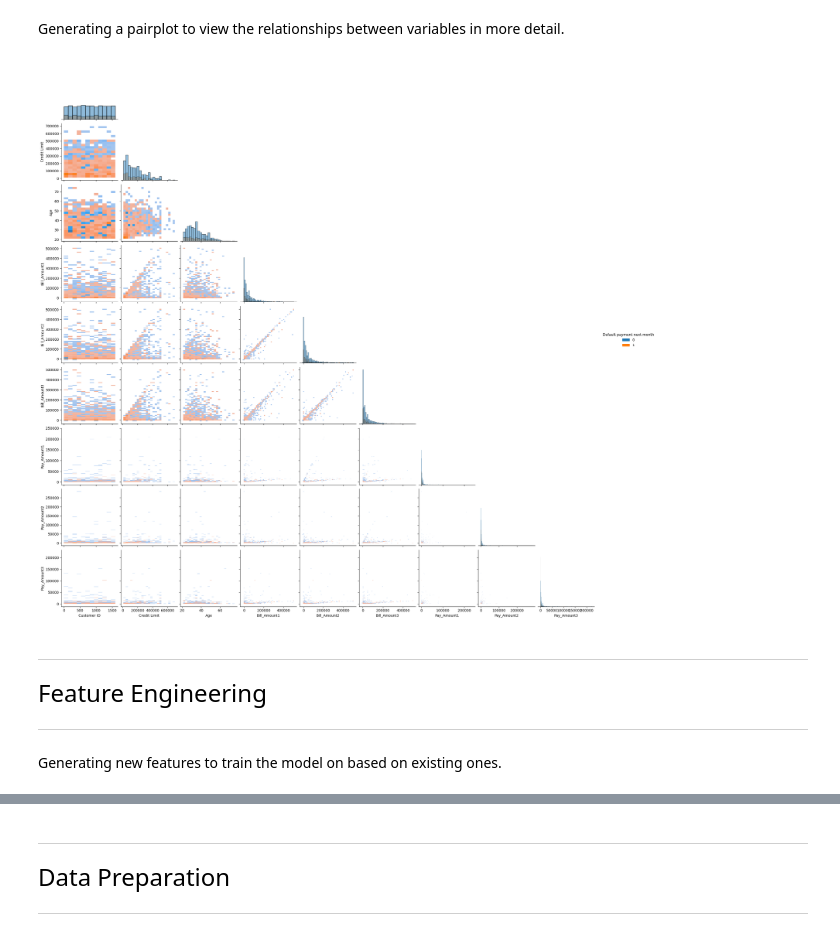
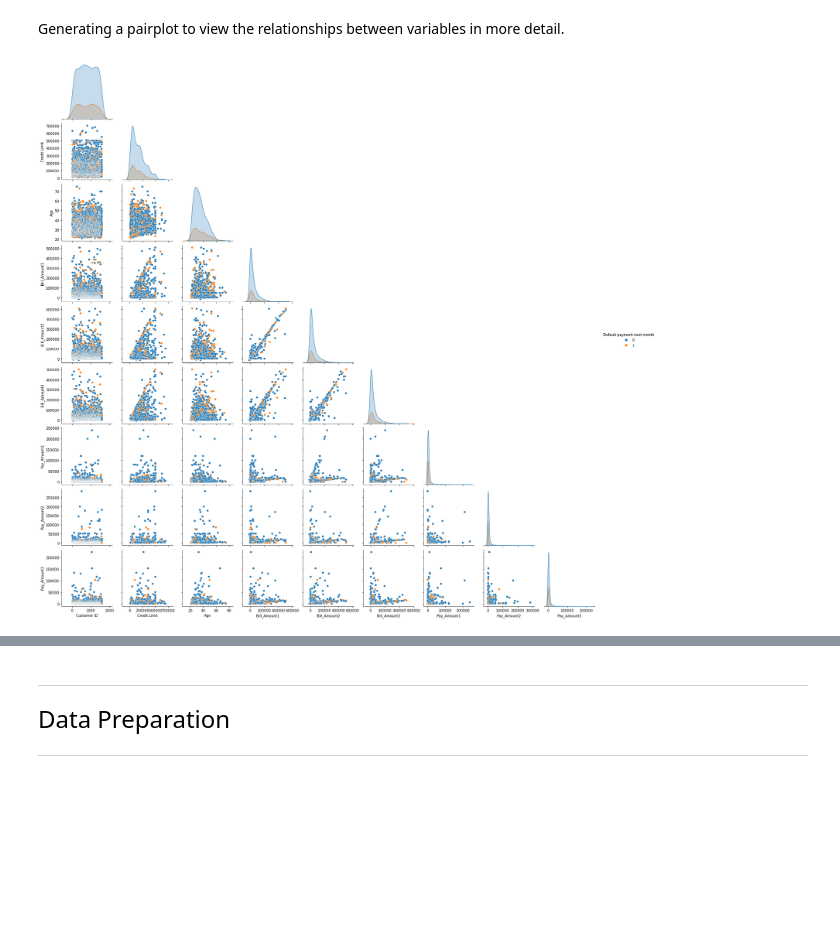
Before and after one commit to derpflections/AIML_BankDefaultClassification, a Jupyter notebook: index_classification.ipynb, the cells around one changed output, grey strips where cells are left out. Cells and saved outputs as stored; diff of their text form; code cells hidden in the pictures; blank space fills up the shorter version.

```diff
--- a/index_classification.ipynb
+++ b/index_classification.ipynb
@@ -226,13 +226,7 @@ plt.show()
 # %% [markdown]
 Generating a pairplot to view the relationships between variables in more detail.
 # %%
-sns.pairplot(eda_data, corner = True, hue = "Default payment next month", kind = 'hist')
+sns.pairplot(eda_data, corner = True, hue = "Default payment next month")
 plt.show()
 # %% [output]
-[figure, old version]
+[figure, new version]
-# %% [markdown]
-<hr>
-<font size = 5>Feature Engineering</font>
-<hr>
-# %% [markdown]
-Generating new features to train the model on based on existing ones.
```
Also changed, not shown: parts of 25 cells of this notebook.
